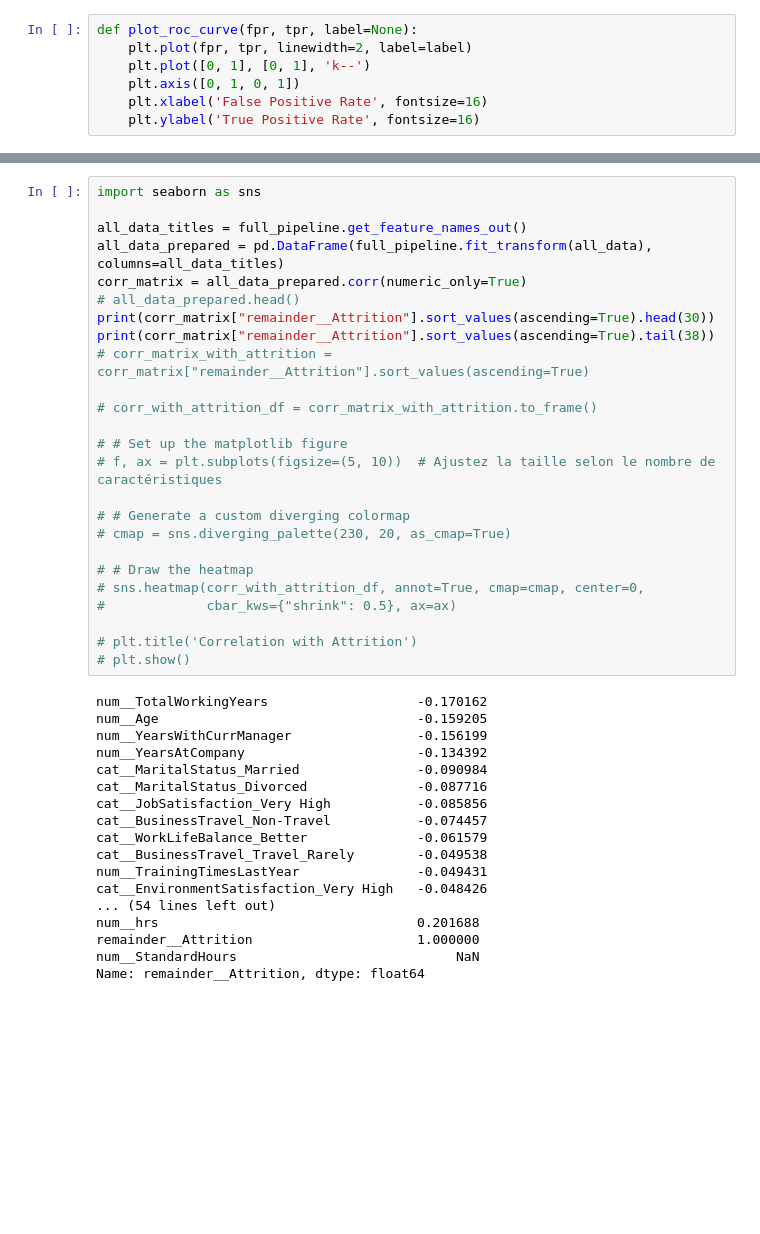
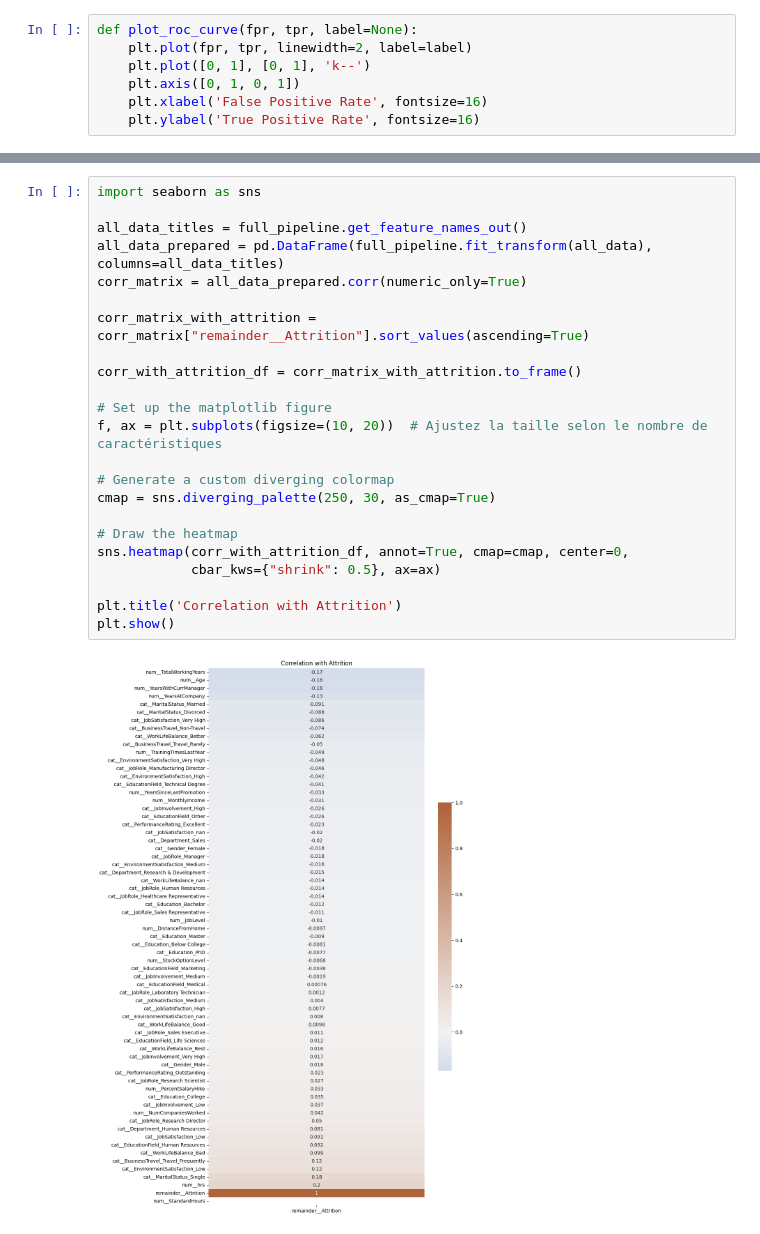
Before and after one commit to SwenA/AI-Project, a Jupyter notebook: project.ipynb, the cells around one changed output, grey strips where cells are left out. Drawn from its saved outputs; the diff is of its cells as text; blank space fills up the shorter version.

```diff
--- a/project.ipynb
+++ b/project.ipynb
@@ -290,43 +376,25 @@ roc_auc_score(y_train, y_scores)
 # %%
 import seaborn as sns
 
 all_data_titles = full_pipeline.get_feature_names_out()
 all_data_prepared = pd.DataFrame(full_pipeline.fit_transform(all_data), columns=all_data_titles)
 corr_matrix = all_data_prepared.corr(numeric_only=True)
-# all_data_prepared.head()
-print(corr_matrix["remainder__Attrition"].sort_values(ascending=True).head(30))
-print(corr_matrix["remainder__Attrition"].sort_values(ascending=True).tail(38))
-# corr_matrix_with_attrition = corr_matrix["remainder__Attrition"].sort_values(ascending=True)
 
-# corr_with_attrition_df = corr_matrix_with_attrition.to_frame()
+corr_matrix_with_attrition = corr_matrix["remainder__Attrition"].sort_values(ascending=True)
 
-# # Set up the matplotlib figure
-# f, ax = plt.subplots(figsize=(5, 10))  # Ajustez la taille selon le nombre de caractéristiques
+corr_with_attrition_df = corr_matrix_with_attrition.to_frame()
 
-# # Generate a custom diverging colormap
-# cmap = sns.diverging_palette(230, 20, as_cmap=True)
+# Set up the matplotlib figure
+f, ax = plt.subplots(figsize=(10, 20))  # Ajustez la taille selon le nombre de caractéristiques
 
-# # Draw the heatmap
-# sns.heatmap(corr_with_attrition_df, annot=True, cmap=cmap, center=0,
-#             cbar_kws={"shrink": 0.5}, ax=ax)
+# Generate a custom diverging colormap
+cmap = sns.diverging_palette(250, 30, as_cmap=True)
 
-# plt.title('Correlation with Attrition')
-# plt.show()
+# Draw the heatmap
+sns.heatmap(corr_with_attrition_df, annot=True, cmap=cmap, center=0,
+            cbar_kws={"shrink": 0.5}, ax=ax)
+
+plt.title('Correlation with Attrition')
+plt.show()
 # %% [output]
-num__TotalWorkingYears                   -0.170162
-num__Age                                 -0.159205
-num__YearsWithCurrManager                -0.156199
-num__YearsAtCompany                      -0.134392
-cat__MaritalStatus_Married               -0.090984
-cat__MaritalStatus_Divorced              -0.087716
-cat__JobSatisfaction_Very High           -0.085856
-cat__BusinessTravel_Non-Travel           -0.074457
-cat__WorkLifeBalance_Better              -0.061579
-cat__BusinessTravel_Travel_Rarely        -0.049538
-num__TrainingTimesLastYear               -0.049431
-cat__EnvironmentSatisfaction_Very High   -0.048426
-... (54 lines left out)
-num__hrs                                 0.201688
-remainder__Attrition                     1.000000
-num__StandardHours                            NaN
-Name: remainder__Attrition, dtype: float64
+[figure, added]
```
Also changed, not shown: parts of 14 cells of this notebook.
